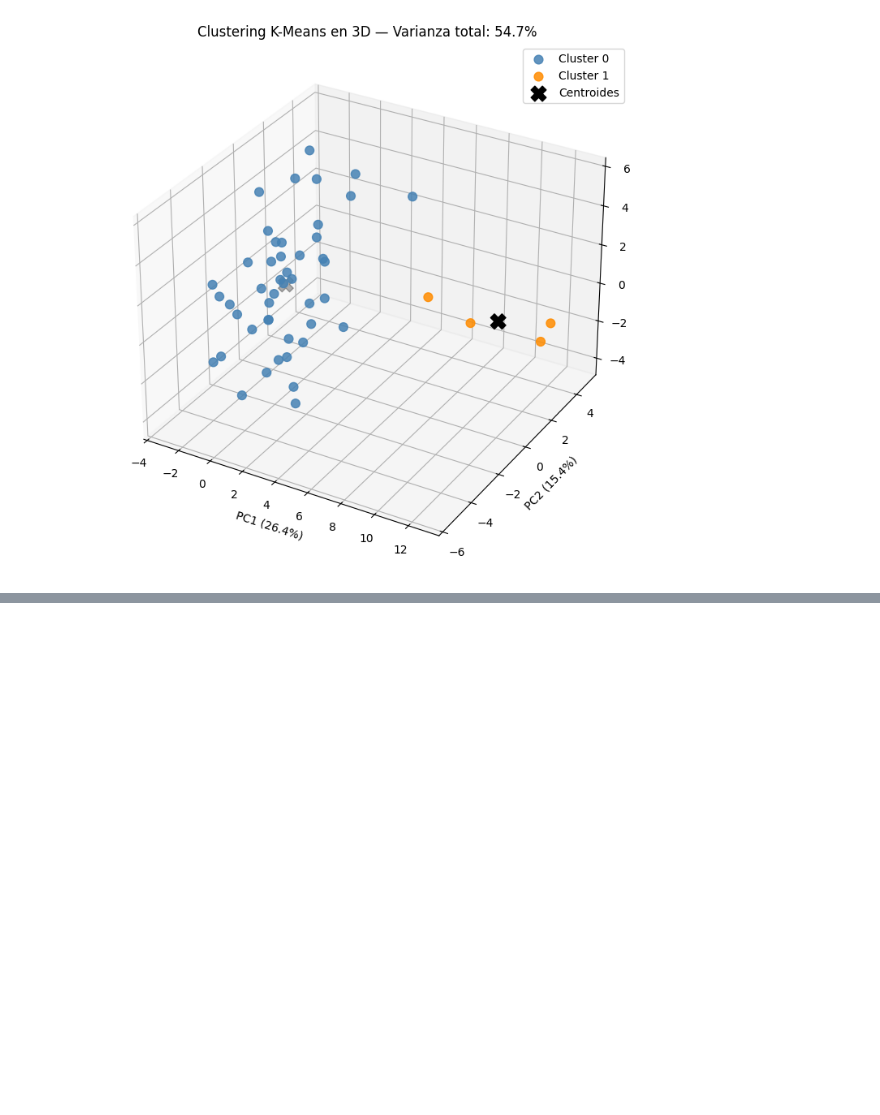
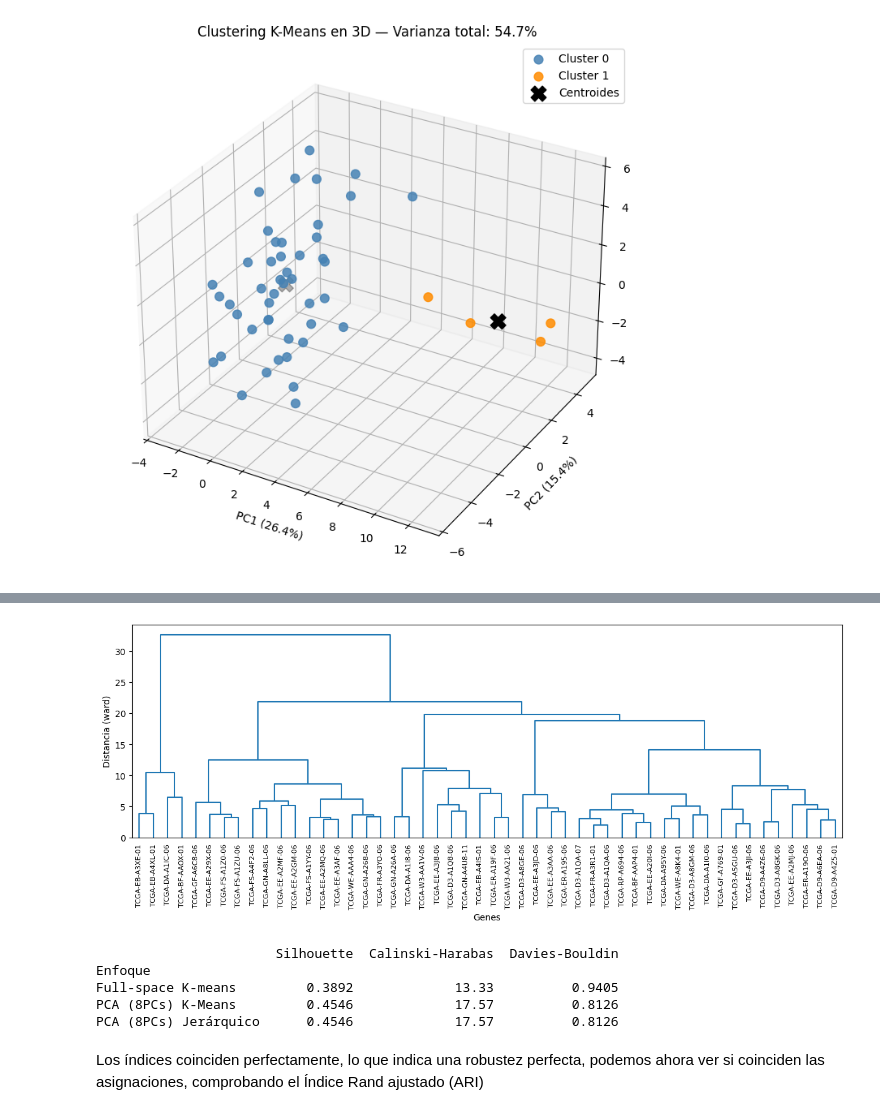
Before and after one commit to EnriGF/Proyecto_ML, a Jupyter notebook: k_medias.ipynb, the cells around one changed output, grey strips where cells are left out. Saved outputs shown, nothing was run; the diff lists cells and outputs as text; code cells hidden in the pictures; blank space fills up the shorter version.

Commit message:
Reducción a 8 PCAs y Comparación con cluster jerárquico

```diff
--- a/k_medias.ipynb
+++ b/k_medias.ipynb
@@ -277,3 +277,22 @@ plt.show()
 # %% [output]
 Varianza explicada acumulada con 3 PCs: 54.7%
 [figure]
+# %%
+#Podemos probar a hacer un PCA reducido y ver si mejoran los índices Silhouette y DB
+pca_8 = PCA(n_components=8)
+datos_pca8 = pca_8.fit_transform(datos_scaled)
+
+km_pca = KMeans(n_clusters=2, random_state=42, n_init=10)
+labels_pca = km_pca.fit_predict(datos_pca8)
+
+sil_pca = metrics.silhouette_score(datos_pca8, labels_pca)
+ch_pca = metrics.calinski_harabasz_score(datos_pca8, labels_pca)
+db_pca = metrics.davies_bouldin_score(datos_pca8, labels_pca)
+
+comparativa = pd.DataFrame({
+    'Enfoque': ['Full-space (original)', 'PCA reducido (8 PCs)'],
+    'Silhouette': [0.3892, round(sil_pca, 4)],
+    'Calinski-Harabasz': [13.33, round(ch_pca, 2)],
+    'Davies-Bouldin': [0.9405, round(db_pca, 4)]
+})
+comparativa.set_index('Enfoque')
@@ -279,0 +308,47 @@ Varianza explicada acumulada con 3 PCs: 54.7%
+# %%
+#Clustering jerárquico sobre PCA de 8 componentes
+from scipy.cluster.hierarchy import dendrogram, linkage, fcluster
+from scipy.spatial.distance import pdist
+
+#Usamos mismos datos reducidos que K-means.
+#El método ward minimiza la varianza intra-cluster
+Z = linkage(datos_pca8, method='ward', metric='euclidean')
+
+plt.figure(figsize=(12, 5))
+dendrogram(
+    Z, labels=datos_scaled.index.tolist(),
+    leaf_rotation=90,
+    leaf_font_size=8,
+    color_threshold=0
+)
+plt.xlabel('Genes')
+plt.ylabel('Distancia (ward)')
+plt.tight_layout()
+plt.show()
+
+#el dendrograma nos permite ver la distancia y similitud entre los genes
+# %% [output]
+[figure, added]
+# %%
+#Cortar el dendograma en K=2 para comparar directamente y evaluar la bondad
+labels_hc = fcluster(Z, t=2, criterion='maxclust')-1
+
+sil_hc = metrics.silhouette_score(datos_pca8, labels_hc)
+ch_hc  = metrics.calinski_harabasz_score(datos_pca8, labels_hc)
+db_hc  = metrics.davies_bouldin_score(datos_pca8, labels_hc)
+
+comparativa_final = pd.DataFrame({
+    'Enfoque': ['Full-space K-means', 'PCA (8PCs) K-Means', 'PCA (8PCs) Jerárquico'],
+    'Silhouette':       [0.3892, 0.4546, round(sil_hc, 4)],
+    'Calinski-Harabas': [13.33, 17.57, round(ch_hc, 2)],
+    'Davies-Bouldin':   [0.9405, 0.8126, round(db_hc, 4)]
+})
+print(comparativa_final.set_index('Enfoque').to_string())
+# %% [output]
+                       Silhouette  Calinski-Harabas  Davies-Bouldin
+Enfoque
+Full-space K-means         0.3892             13.33          0.9405
+PCA (8PCs) K-Means         0.4546             17.57          0.8126
+PCA (8PCs) Jerárquico      0.4546             17.57          0.8126
+# %% [markdown]
+Los índices coinciden perfectamente, lo que indica una robustez perfecta, podemos ahora ver si coinciden las asignaciones, comprobando el Índice Rand ajustado (ARI)
```
Also changed, not shown: parts of 5 cells of this notebook.
